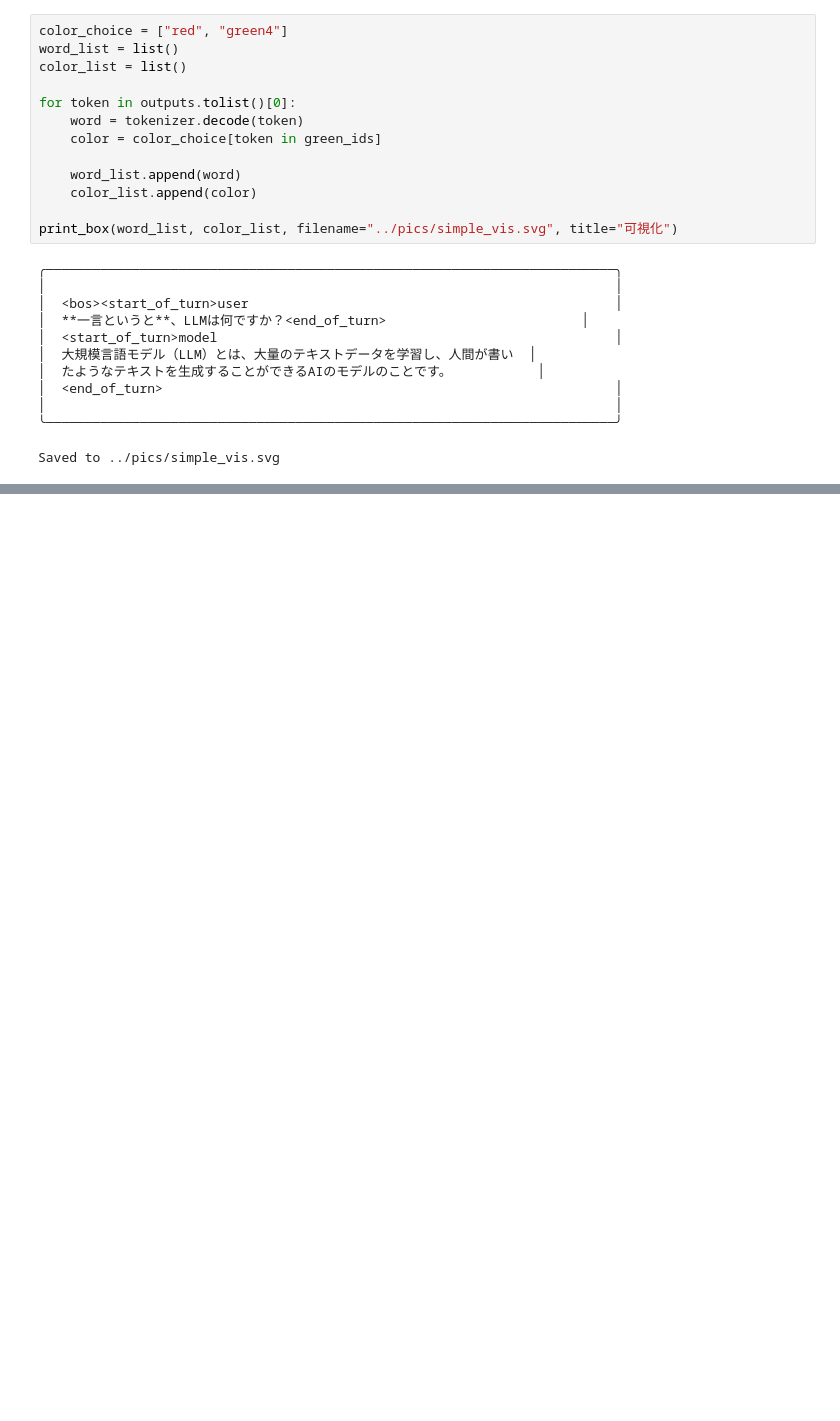
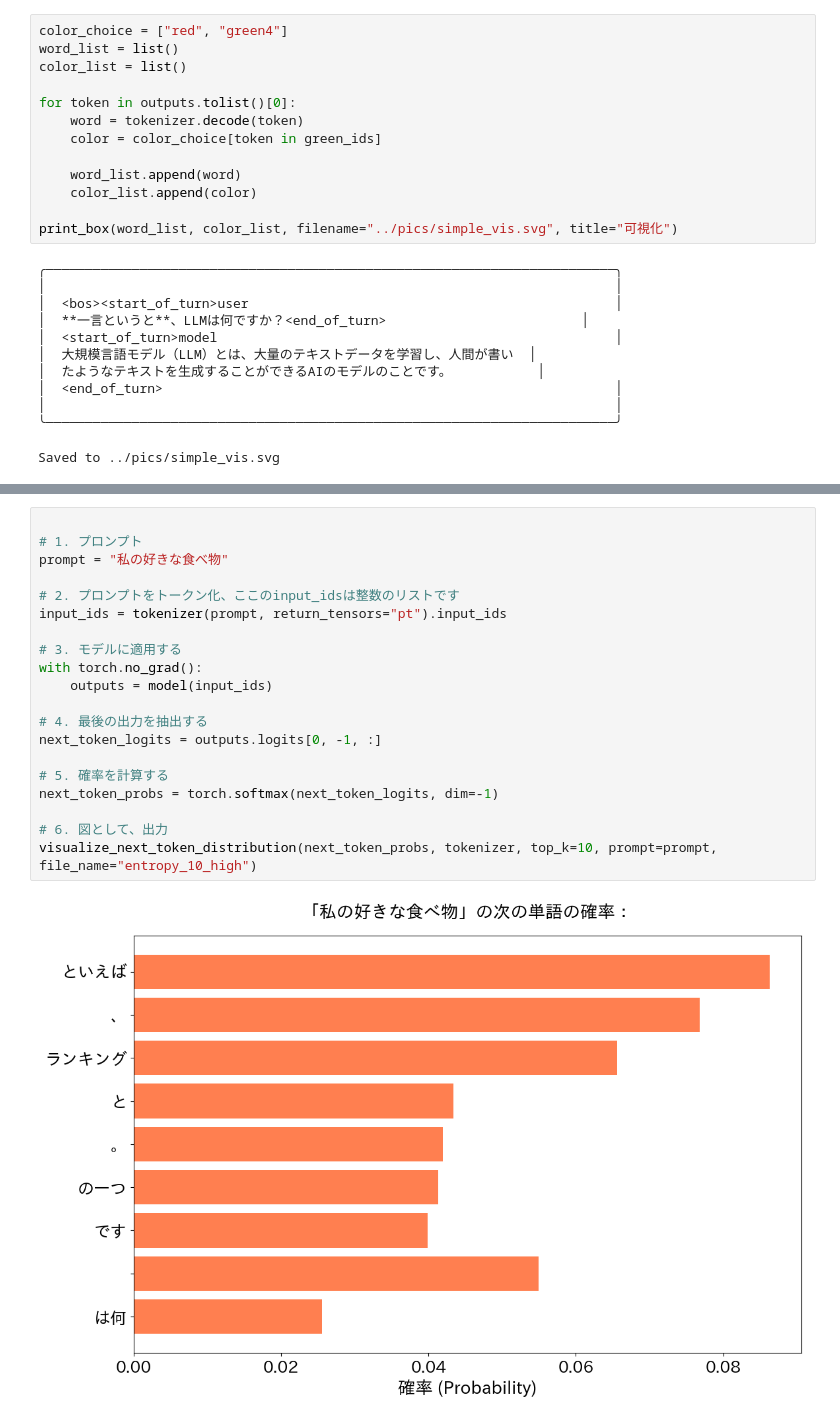
Before and after one commit to XHLin-gamer/Easy_LLM_Watermark, a Jupyter notebook: scripts/4.LLM_Watermark.ipynb, the cells around one changed output, grey strips where cells are left out. Cells and saved outputs as stored; diff of their text form; blank space fills up the shorter version.

```diff
--- a/scripts/4.LLM_Watermark.ipynb
+++ b/scripts/4.LLM_Watermark.ipynb
@@ -268,0 +471,22 @@ Saved to ../pics/simple_vis.svg
+# %%
+
+# 1. プロンプト
+prompt = "私の好きな食べ物"
+
+# 2. プロンプトをトークン化、ここのinput_idsは整数のリストです
+input_ids = tokenizer(prompt, return_tensors="pt").input_ids
+
+# 3. モデルに適用する
+with torch.no_grad():
+    outputs = model(input_ids)
+
+# 4. 最後の出力を抽出する
+next_token_logits = outputs.logits[0, -1, :]
+
+# 5. 確率を計算する
+next_token_probs = torch.softmax(next_token_logits, dim=-1)
+
+# 6. 図として、出力
+visualize_next_token_distribution(next_token_probs, tokenizer, top_k=10, prompt=prompt, file_name="entropy_10_high")
+# %% [output]
+[figure, added]
```
Also changed, not shown: parts of 26 cells of this notebook, 16 other files.
